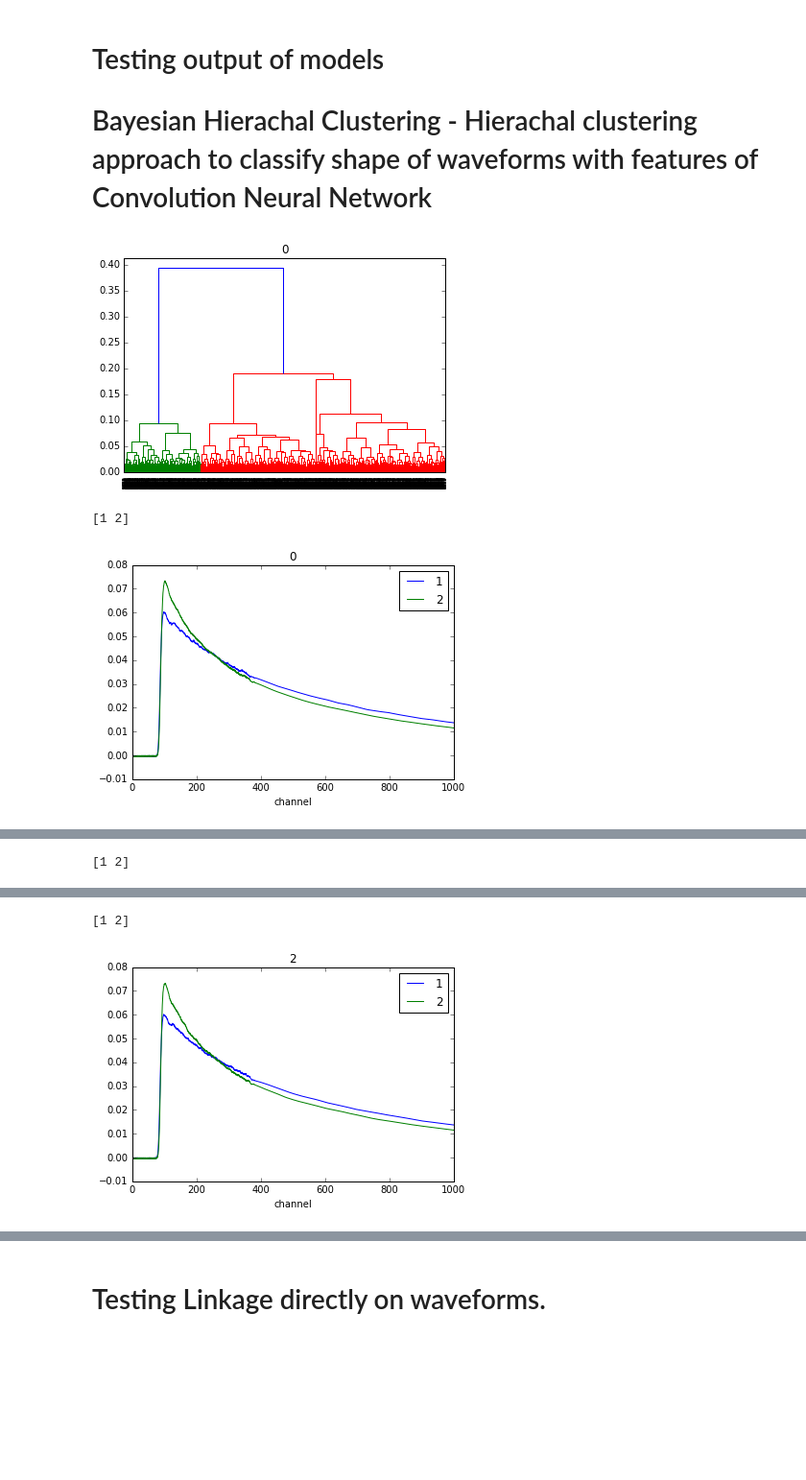
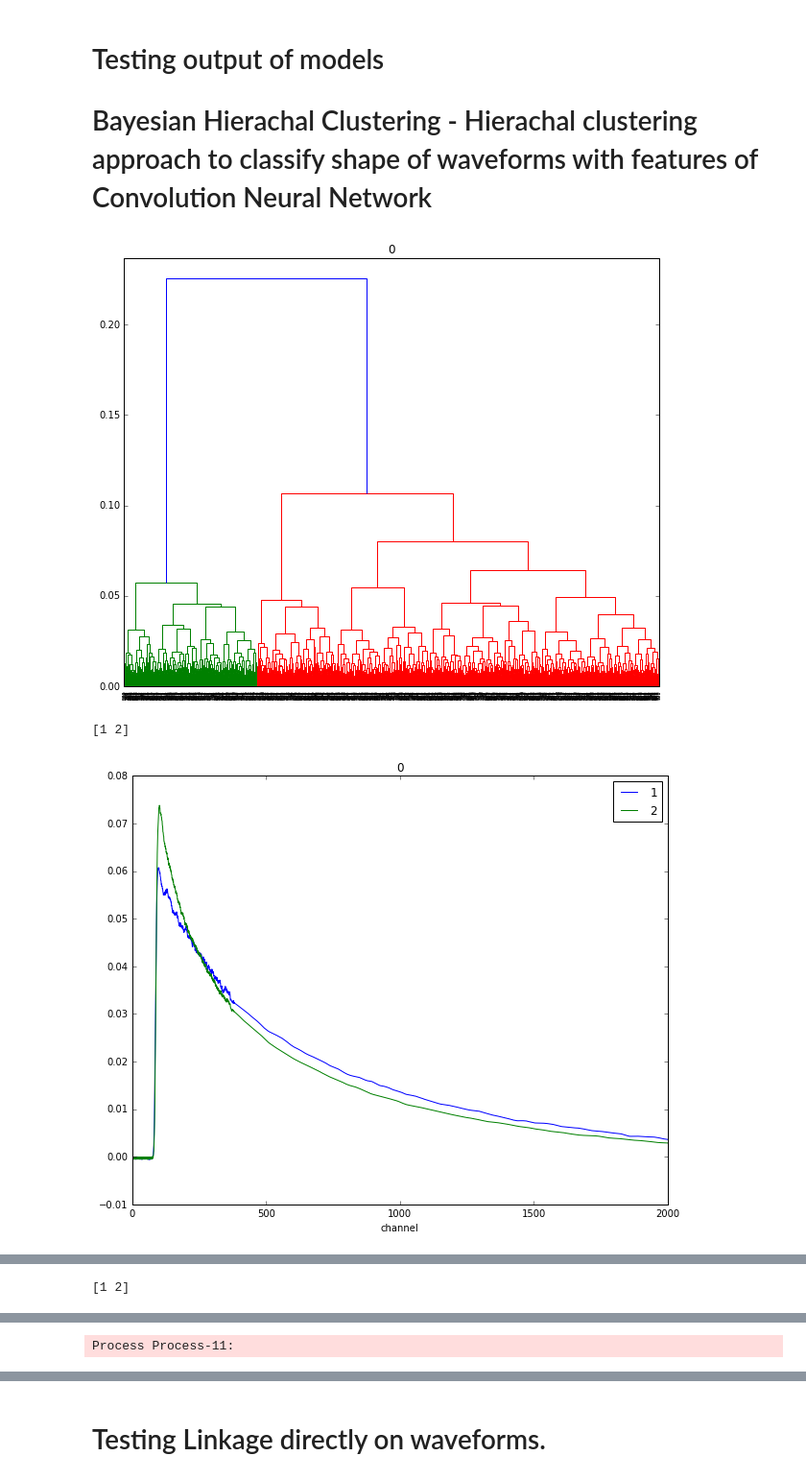
Before and after one commit to hareyakana/Script_For_TS_Keras, a Jupyter notebook: notebook.ipynb, the cells around one changed output, grey strips where cells are left out. Shown at 96% size. Drawn from its saved outputs; the diff is of its cells as text; code cells hidden in the pictures; blank space fills up the shorter version.

```diff
--- a/notebook.ipynb
+++ b/notebook.ipynb
@@ -72,8 +72,8 @@ Wall time: 51 µs
 # %%
 no_classes = 3
-dataset = Waveform(path="alphaandbeta.root")
+dataset = Waveform(path="../alphaandbeta.root")
 # %%
-BATCH_SIZE = 3000
+BATCH_SIZE = 1000
 data_loader = DataLoader(dataset=dataset,
                          batch_size=BATCH_SIZE,
                          shuffle=True,
@@ -436,13 +430,13 @@ try:
         Z = linkage(green, method="ward")
 #         print(Z.shape)
 #         print(Z)
-        fig = plt.figure(figsize=(6, 4))
+        fig = plt.figure(figsize=(10, 8))
         dn = dendrogram(Z)
         plt.title(batch_number)
-#         plt.savefig("ref.png")
+        plt.savefig("alphabetaden.png")
         plt.show()
 
-        clusters = fcluster(Z, 0.25, criterion='distance')
+        clusters = fcluster(Z, 0.20, criterion='distance')
 #         print(clusters.shape)
 #         print(clusters)
         print(np.unique(clusters))
@@ -488,35 +482,36 @@ try:
 #                 average3.append(blue[0])
 
 #             if clusters[i]==4:
 #                 average4.append(blue[0])
         dang = np.mean(average, axis=0)
         dang2 = np.mean(average2, axis=0)
 #         dang3 = np.mean(average3, axis=0)
 #         dang4 = np.mean(average4, axis=0)
 
-        plt.figure(figsize=(6,4))
+        plt.figure(figsize=(10,8))
         plt.plot(dang,label="1")
         plt.plot(dang2,label="2")
 #         plt.plot(dang3,label="3")
 #         plt.plot(dang4,label="4")
-        plt.xlim(0,1000)
+        plt.xlim(0,2000)
         plt.xlabel("channel")
         plt.legend()
         plt.title(batch_number)
+        plt.savefig("avealphabeta.png")
         plt.show()
 
 #         Features[batch_number*1000:(batch_number+1)*1000] = feat[0]
 
 
 #         print(Features.size())
     # db = DBSCAN(eps=0.3, min_samples=20).fit(DATA.detach().numpy())
     # print(db.core_sample_indices_)
     # print(db.labels_)
 
 
 except KeyboardInterrupt:
     print('Training ended early.')
 # %% [output]
-[figure, old version]
+[figure, new version]
 [1 2]
-[figure, old version]
+[figure, new version]
@@ -527,2 +522 @@ except KeyboardInterrupt:
-[1 2]
+Process Process-11:
-[figure, removed]
```
Also changed, not shown: parts of 5 cells of this notebook, 4 other files.
